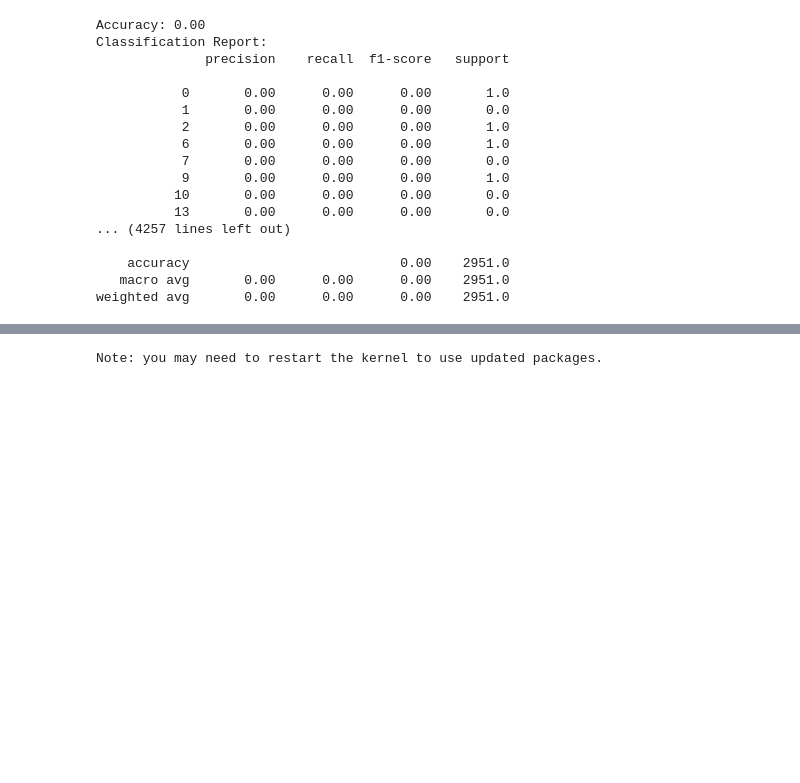
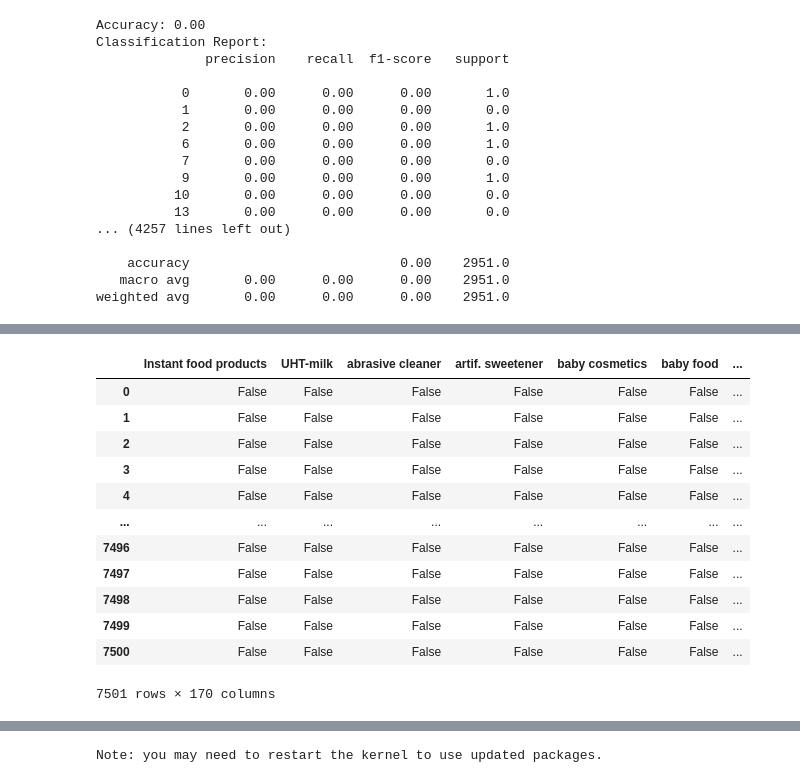
Before and after one commit to Rashay01/Machine-Learning-Notes, a Jupyter notebook: Day3 - Deep Learning .ipynb, the cells around one changed output, grey strips where cells are left out. Drawn from its saved outputs; the diff is of its cells as text; code cells hidden in the pictures; blank space fills up the shorter version.

```diff
--- a/Day3 - Deep Learning .ipynb
+++ b/Day3 - Deep Learning .ipynb
@@ -386,0 +413,3 @@ Collaborative filtering recommended :
+# %%
+basket = pd.read_excel("content/datamba.xls", header = None)
+basket.head(3)
@@ -386,0 +476,20 @@ Collaborative filtering recommended :
+# %%
+TE = TransactionEncoder()
+array = TE.fit(records).transform(records)
+
+transf_df = pd.DataFrame(array, columns = TE.columns_)
+transf_df
+# %% [output]
+|  | Instant food products | UHT-milk | abrasive cleaner | artif. sweetener | baby cosmetics | baby food | ... |
+| 0 | False | False | False | False | False | False | ... |
+| 1 | False | False | False | False | False | False | ... |
+| 2 | False | False | False | False | False | False | ... |
+| 3 | False | False | False | False | False | False | ... |
+| 4 | False | False | False | False | False | False | ... |
+| ... | ... | ... | ... | ... | ... | ... | ... |
+| 7496 | False | False | False | False | False | False | ... |
+| 7497 | False | False | False | False | False | False | ... |
+| 7498 | False | False | False | False | False | False | ... |
+| 7499 | False | False | False | False | False | False | ... |
+| 7500 | False | False | False | False | False | False | ... |
+7501 rows × 170 columns
```
Also changed, not shown: parts of 16 cells of this notebook, 2 other files.
